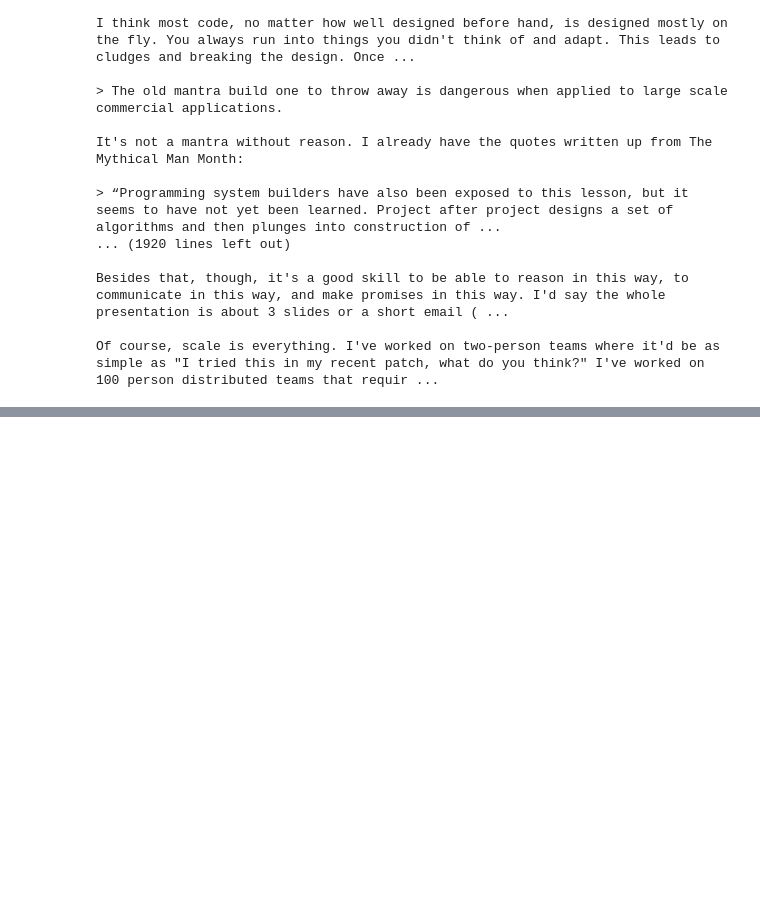
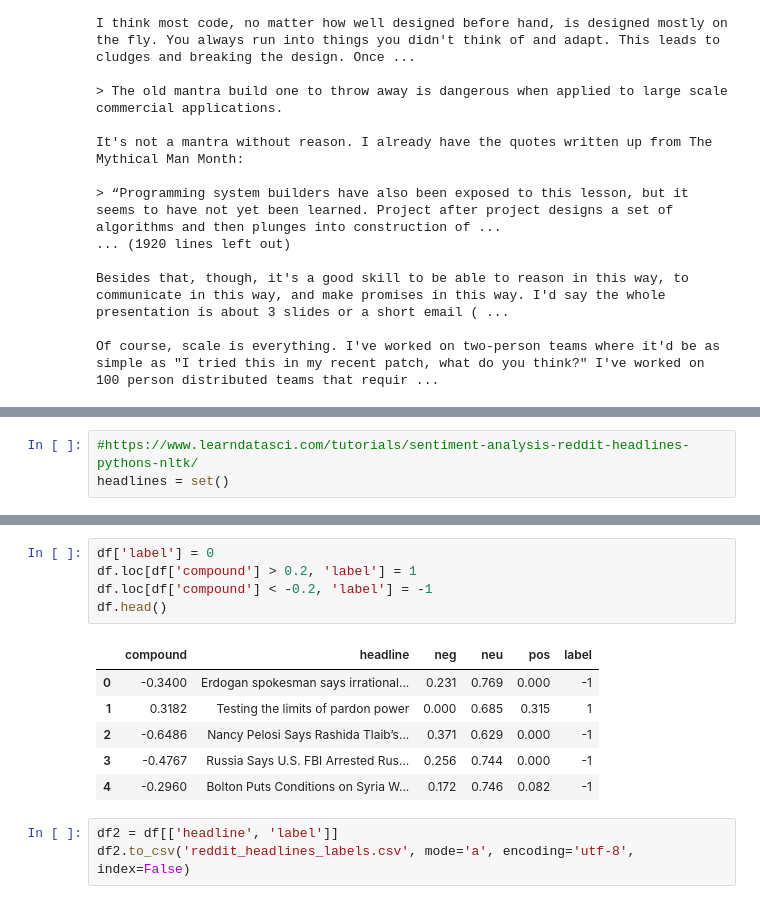
Before and after one commit to SimoAntikainen/community-sentiment-analysis, a Jupyter notebook: jupyter_notebooks/web_scraping_tutorials.ipynb, the cells around one changed output, grey strips where cells are left out. Drawn from its saved outputs; the diff is of its cells as text; blank space fills up the shorter version.

```diff
--- a/jupyter_notebooks/web_scraping_tutorials.ipynb
+++ b/jupyter_notebooks/web_scraping_tutorials.ipynb
@@ -253,0 +267,3 @@ Of course, scale is everything. I've worked on two-person teams where it'd be as
+# %%
+#https://www.learndatasci.com/tutorials/sentiment-analysis-reddit-headlines-pythons-nltk/
+headlines = set()
@@ -253,0 +341,15 @@ Of course, scale is everything. I've worked on two-person teams where it'd be as
+# %%
+df['label'] = 0
+df.loc[df['compound'] > 0.2, 'label'] = 1
+df.loc[df['compound'] < -0.2, 'label'] = -1
+df.head()
+# %% [output]
+|  | compound | headline | neg | neu | pos | label |
+| 0 | -0.3400 | Erdogan spokesman says irrational... | 0.231 | 0.769 | 0.000 | -1 |
+| 1 | 0.3182 | Testing the limits of pardon power | 0.000 | 0.685 | 0.315 | 1 |
+| 2 | -0.6486 | Nancy Pelosi Says Rashida Tlaib’s... | 0.371 | 0.629 | 0.000 | -1 |
+| 3 | -0.4767 | Russia Says U.S. FBI Arrested Rus... | 0.256 | 0.744 | 0.000 | -1 |
+| 4 | -0.2960 | Bolton Puts Conditions on Syria W... | 0.172 | 0.746 | 0.082 | -1 |
+# %%
+df2 = df[['headline', 'label']]
+df2.to_csv('reddit_headlines_labels.csv', mode='a', encoding='utf-8', index=False)
```
Also changed, not shown: parts of 21 cells of this notebook, 1 other file.
